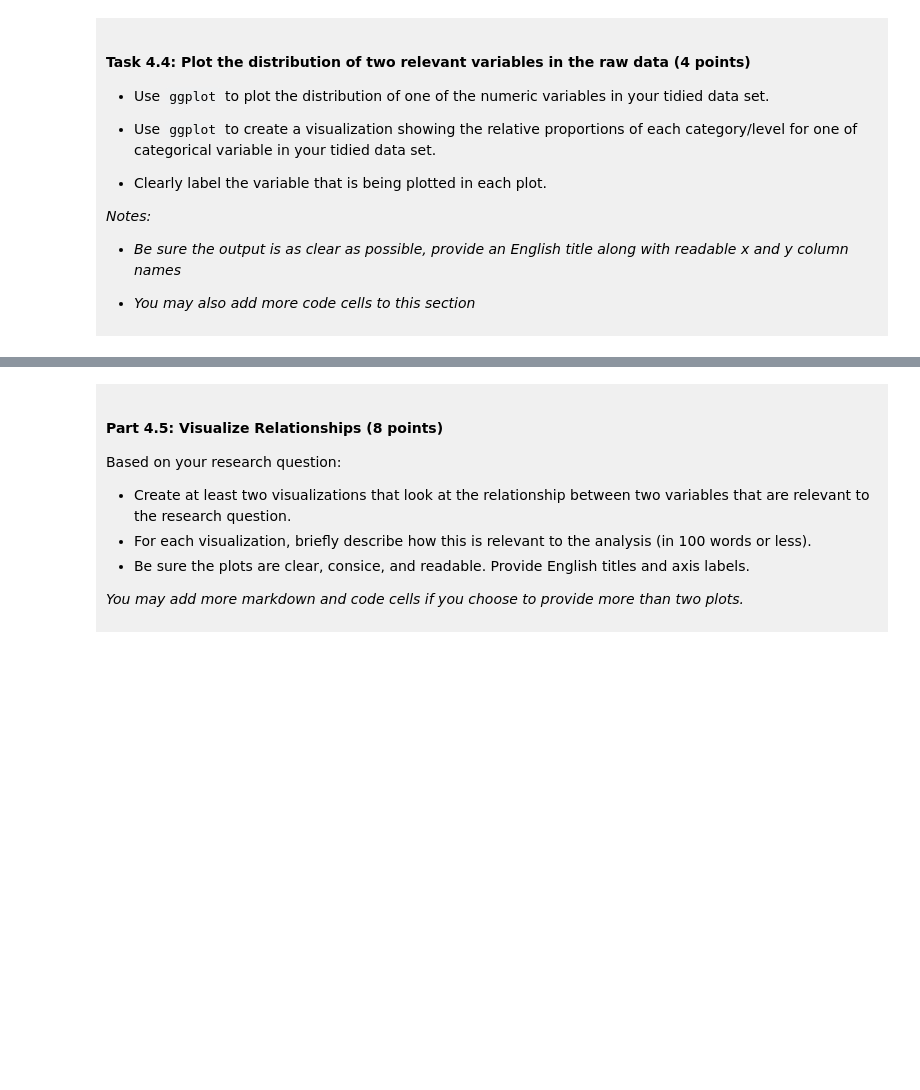
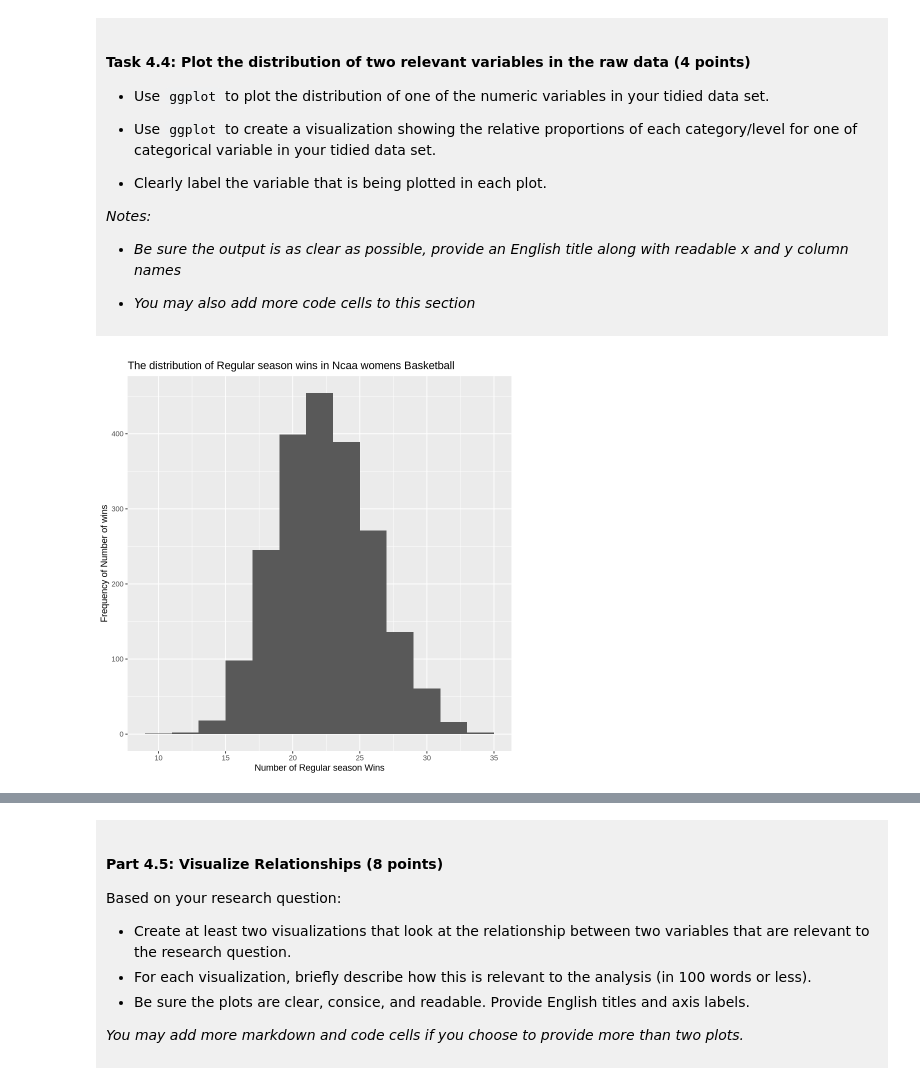
Before and after one commit to kacho-cheese34/dsci-100-project-kachi-chijuka, a Jupyter notebook: dsci-100-project-notebook.ipynb, the cells around one changed output, grey strips where cells are left out. Saved outputs shown, nothing was run; the diff lists cells and outputs as text; code cells hidden in the pictures; blank space fills up the shorter version.

```diff
--- a/dsci-100-project-notebook.ipynb
+++ b/dsci-100-project-notebook.ipynb
@@ -312,4 +365,12 @@ You will refine your research question (if needed) and produce a tidy data set.
 - Show the outputted table.
 </div>
 # %%
-### EDIT THIS CODE CELL ###
+ncaa_womens_tidy<- ncaa_womens|>
+select(conference,conf_wins, reg_wins,bid, tourney_finish )
+
+summary_cat<- ncaa_womens_tidy|>
+group_by(tourney_finish)|>
+summarize(conf_mean= mean(conf_wins, na.rm=TRUE),
+          reg_mean=mean(reg_wins, na.rm=TRUE))
+
+summary_cat
@@ -331,5 +403,13 @@ You will refine your research question (if needed) and produce a tidy data set.
 
 </div>
 # %%
-### EDIT THIS CODE CELL FOR PLOT 1 ###
+ncaa_womens_histogram<- ncaa_womens_tidy|>
+ggplot(aes(x=reg_wins))+
+geom_histogram(bins= 11, binwidth= 2)+
+labs(x= "Number of Regular season Wins", y= "Frequency of Number of wins")+
+ggtitle("The distribution of Regular season wins in Ncaa womens Basketball")
+
+ncaa_womens_histogram
+# %% [output]
+[figure, added]
 # %%
```
Also changed, not shown: parts of 16 cells of this notebook.
